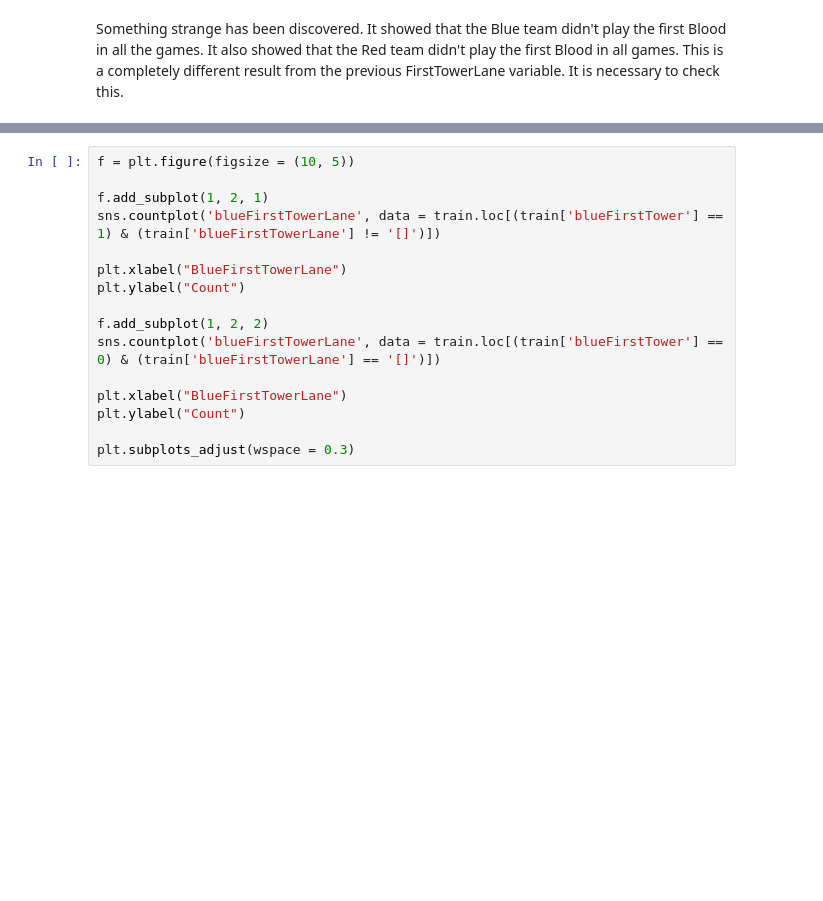
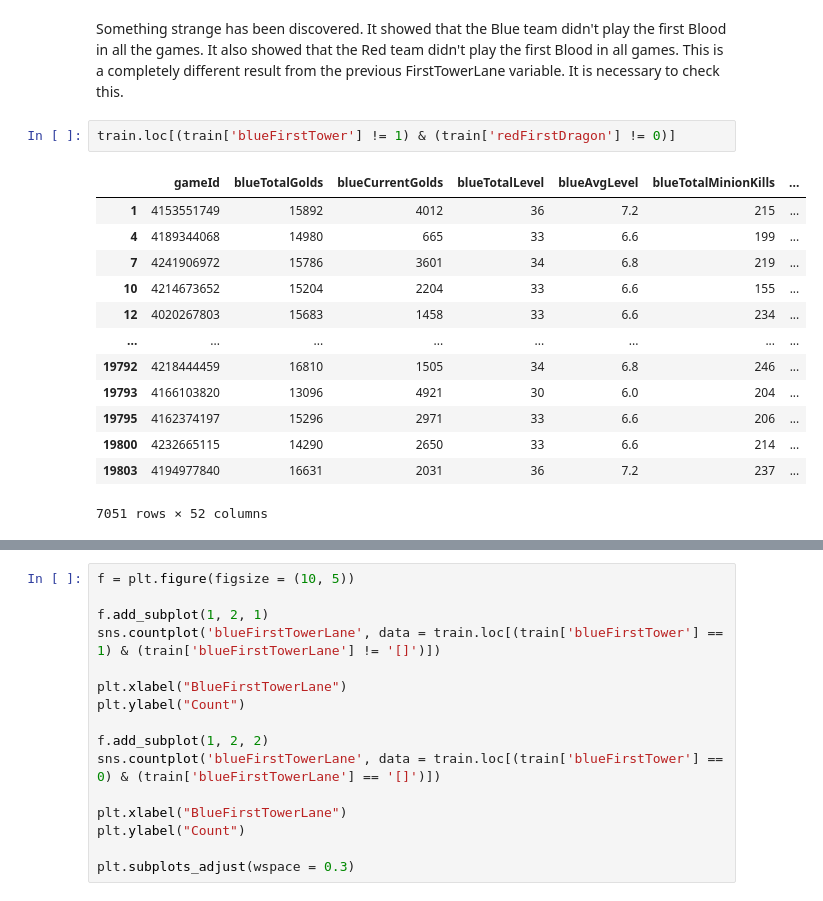
Before and after one commit to SSANGMAN/LoL, a Jupyter notebook: ipynb/Who_is_win_Exploratory Data Analysis_v1.ipynb, the cells around one changed output, grey strips where cells are left out. Saved outputs shown, nothing was run; the diff lists cells and outputs as text; blank space fills up the shorter version.

```diff
--- a/ipynb/Who_is_win_Exploratory Data Analysis_v1.ipynb
+++ b/ipynb/Who_is_win_Exploratory Data Analysis_v1.ipynb
@@ -400,3 +401,19 @@ for i, cat_col_num in enumerate(cat_cols_num[4:]):
 [figure]
 # %% [markdown]
 Something strange has been discovered. It showed that the Blue team didn't play the first Blood in all the games. It also showed that the Red team didn't play the first Blood in all games. This is a completely different result from the previous FirstTowerLane variable. It is necessary to check this.
+# %%
+train.loc[(train['blueFirstTower'] != 1) & (train['redFirstDragon'] != 0)]
+# %% [output]
+|  | gameId | blueTotalGolds | blueCurrentGolds | blueTotalLevel | blueAvgLevel | blueTotalMinionKills | ... |
+| 1 | 4153551749 | 15892 | 4012 | 36 | 7.2 | 215 | ... |
+| 4 | 4189344068 | 14980 | 665 | 33 | 6.6 | 199 | ... |
+| 7 | 4241906972 | 15786 | 3601 | 34 | 6.8 | 219 | ... |
+| 10 | 4214673652 | 15204 | 2204 | 33 | 6.6 | 155 | ... |
+| 12 | 4020267803 | 15683 | 1458 | 33 | 6.6 | 234 | ... |
+| ... | ... | ... | ... | ... | ... | ... | ... |
+| 19792 | 4218444459 | 16810 | 1505 | 34 | 6.8 | 246 | ... |
+| 19793 | 4166103820 | 13096 | 4921 | 30 | 6.0 | 204 | ... |
+| 19795 | 4162374197 | 15296 | 2971 | 33 | 6.6 | 206 | ... |
+| 19800 | 4232665115 | 14290 | 2650 | 33 | 6.6 | 214 | ... |
+| 19803 | 4194977840 | 16631 | 2031 | 36 | 7.2 | 237 | ... |
+7051 rows × 52 columns
```
Also changed, not shown: parts of 7 cells of this notebook.
